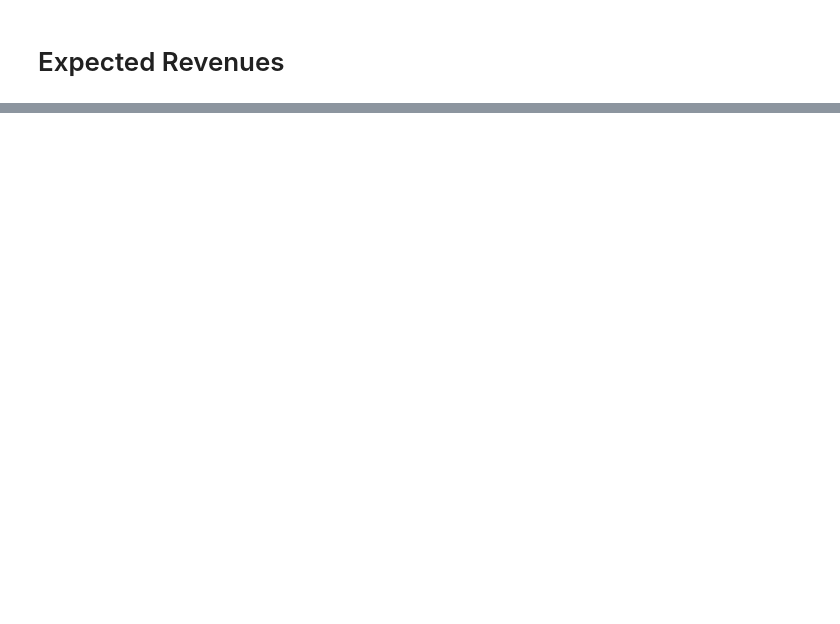
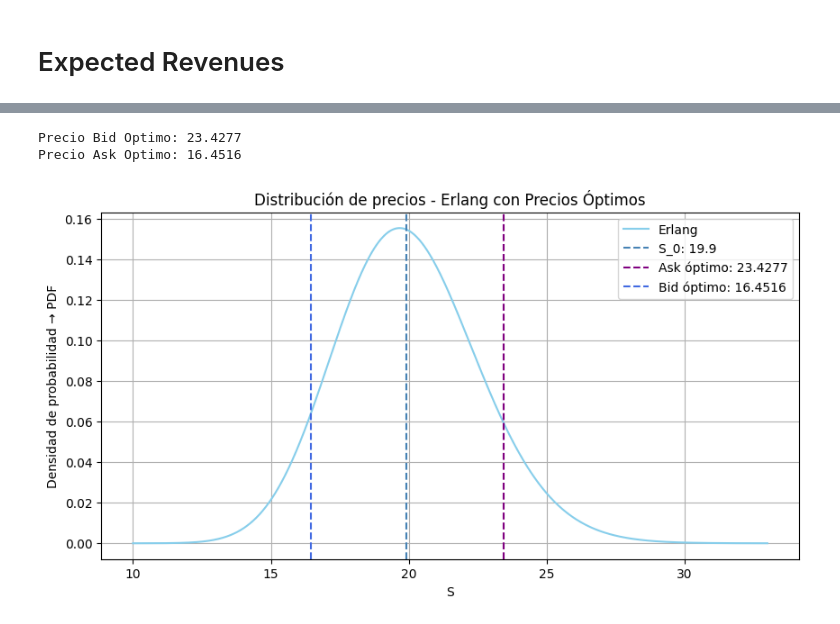
Before and after one commit to GoopyMarrow/M_S_Trading, a Jupyter notebook: MST_Proyecto 1.ipynb, the cells around one changed output, grey strips where cells are left out. Drawn from its saved outputs; the diff is of its cells as text; code cells hidden in the pictures; blank space fills up the shorter version.

```diff
--- a/MST_Proyecto 1.ipynb
+++ b/MST_Proyecto 1.ipynb
@@ -48,0 +100,3 @@ p_I = 0.4
+# %%
+S_0 = 19.90
+x_0 = np.array([21, 18])
@@ -48,0 +117,37 @@ p_I = 0.4
+# %%
+def objective(x, p_i, S_o, K, lambd):
+    K_a, K_b = x
+    p_1 = (1 - p_i) * (pi_LB_LS(K_a - S_o) * (K_a - S_o) +
+                       (pi_LB_LS(S_o - K_b) * (S_o - K_b)))
+    p_2 = quad(lambda S: (S - K_a) * PDF_erlang(K, lambd, S), K_a, np.inf)[0]
+    p_3 = quad(lambda S: (K_b - S) * PDF_erlang(K, lambd, S), 0, K_b)[0]
+
+    result = -(p_1 - p_i * (p_2 + p_3))
+    return result
+# %%
+results = minimize(objective, x_0, args=(p_I, S_0, k, lmbda))
+
+bid_opt = results.x[0].round(4)
+ask_opt = results.x[1].round(4)
+
+print(f"Precio Bid Optimo: {bid_opt}" )
+print(f"Precio Ask Optimo: {ask_opt}")
+# %% [output]
+Precio Bid Optimo: 23.4277
+Precio Ask Optimo: 16.4516
+# %%
+plt.plot(S, erlang, label="Erlang")
+
+plt.axvline(S_0, linestyle='--', color="steelblue", label=f"S_0: {S_0}")
+plt.axvline(results.x[0], linestyle='--', color="purple",
+            label=f"Ask óptimo: {results.x[0].round(4)}")
+plt.axvline(results.x[1], linestyle='--', color="royalblue",
+            label=f"Bid óptimo: {results.x[1].round(4)}")
+
+plt.title("Distribución de precios - Erlang con Precios Óptimos")
+plt.xlabel('S')
+plt.ylabel('Densidad de probabilidad → PDF')
+plt.legend()
+plt.show()
+# %% [output]
+[figure, added]
```
Also changed, not shown: parts of 14 cells of this notebook.
